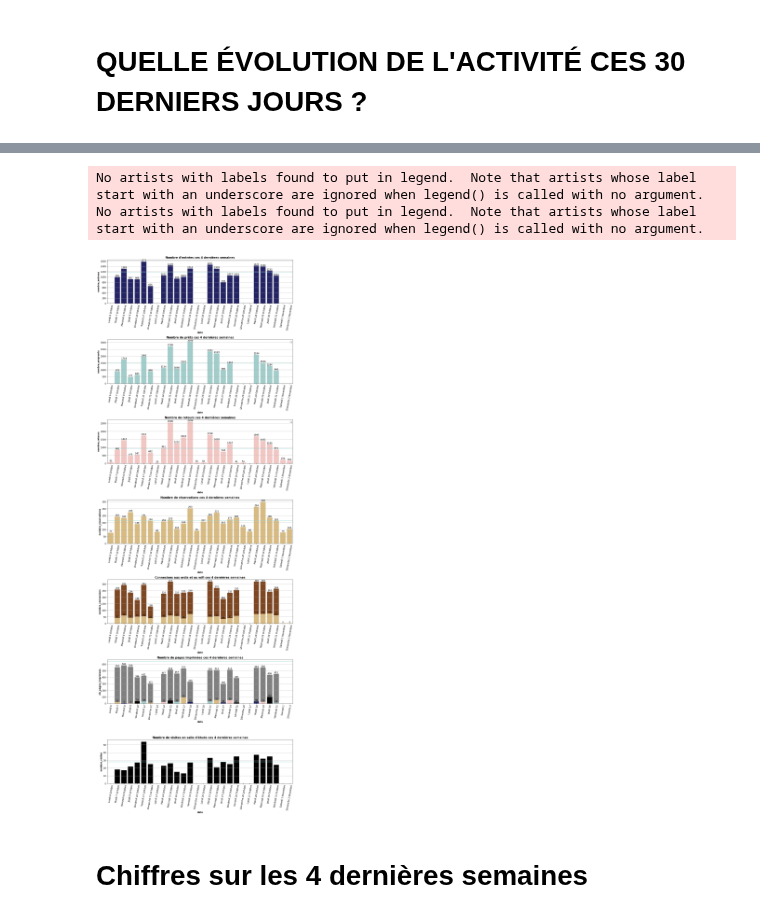
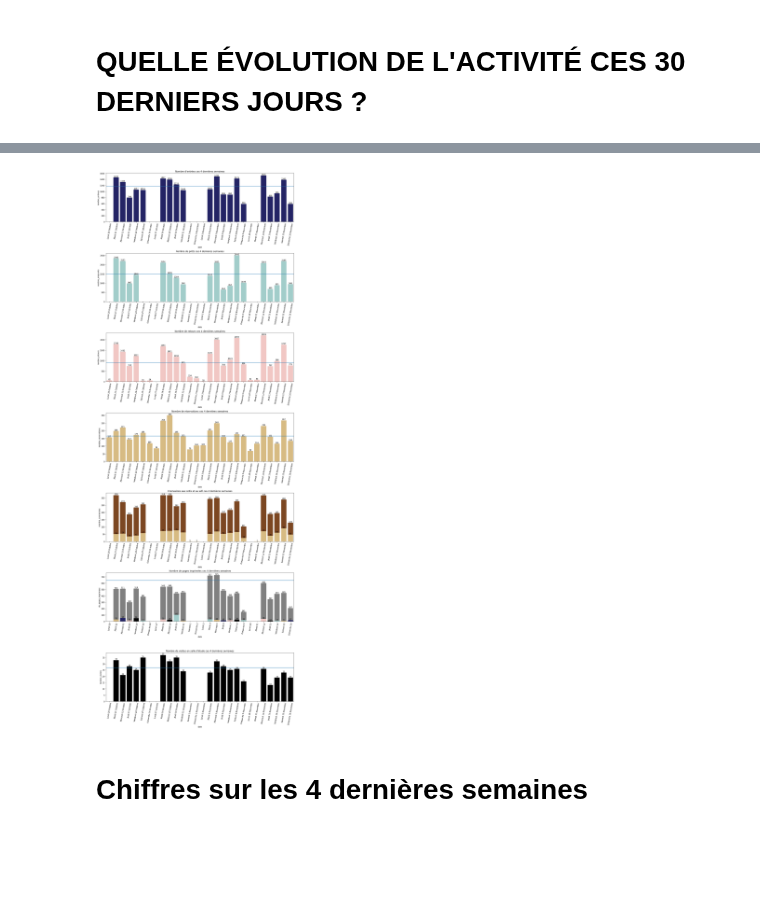
Before and after one commit to medrbx/kibini2, a Jupyter notebook: kibini/notebook_kibini2_lgp_activite30j.ipynb, the cells around one changed output, grey strips where cells are left out. Saved outputs shown, nothing was run; the diff lists cells and outputs as text; code cells hidden in the pictures; blank space fills up the shorter version.

```diff
--- a/kibini/notebook_kibini2_lgp_activite30j.ipynb
+++ b/kibini/notebook_kibini2_lgp_activite30j.ipynb
@@ -305,27 +326,9 @@ mean_visites = (total_visites/nb_jours_ouverts).round(0).astype(int)
 # %%
+# Largeur / hauteur
 n = 7
 h = n * 6
 l = 15
 
-import matplotlib as mpl
-from cycler import cycler
-params = {'axes.titlesize': 15,
-          'axes.titleweight':'bold',
-          'axes.grid':'y',
-          'axes.labelweight':'bold',
-          'legend.shadow':True,
-          'figure.subplot.hspace': 0.7,
-          'font.size':12,
-          #'font.family':'serif',
-          #'font.cursive': 'Apple Chancery',
-          #'font.serif' : 'times',
-          #'text.color':'grey',
-          'axes.prop_cycle': mpl.cycler(color=(charte_graphique_lgp.palette_lgp))
-         }
-
-
-
-plt.rcParams.update(params)
 f, ax = plt.subplots(n, figsize=(l, h))
 
 n_entrees = 0
@@ -336,47 +339,53 @@ n_ordis_wifi = 4
 n_impressions = 5
 n_etudes = 6
 
-NumberOfGraf = [n_entrees,n_prets,n_retours,n_reservations,n_ordis_wifi,n_impressions,n_etudes]
+NumberOfGraf = [n_entrees,n_prets,
+                n_retours,n_reservations,
+                n_ordis_wifi,n_impressions,
+                n_etudes]
 
+n_sum = len(NumberOfGraf)
 
+# Entrées
 sns.barplot(data=entrees_4lastweek,
             x='date',
             y='nombre_entrees',
+            label='entrées',
             ax=ax[n_entrees],
             color=charte_graphique_lgp.color3)
 
+# Ordinateurs
 sns.barplot(data=ordis_4lastweek,
             x="date",
             y='nombre_connexions',
             ax=ax[n_ordis_wifi],color=charte_graphique_lgp.color6,
-            label="ordinateur")
+            label="cordinateur")
+
+# Wifi
 sns.barplot(data=wifi_4lastweek,
             x="date",y='nombre_connexions',
             ax=ax[n_ordis_wifi],color=charte_graphique_lgp.color2,
             label="wifi")
-ax[1].legend()
-
-
 sns.barplot(data=impressions_4lastweek_NoirBlanc,
             x="date",y='nb_pages_imprimees',
             ax=ax[n_impressions],
             color='grey',
             label="Noir&Blanc")
+# Impressions
 sns.barplot(data=impressions_4lastweek_Couleur,
                     x="date",
                     y='nb_pages_imprimees',
                     ax=ax[n_impressions],
                     palette=charte_graphique_lgp.palette_lgp,
                     label="Couleur")
-ax[2].legend()
-
-
+# Prêts
 sns.barplot(data=prets_4lastweek,
             x='date',y='nombre_emprunts',
             ax=ax[n_prets],
             label='prets',
             color=charte_graphique_lgp.color1)
 
+# Retours
 sns.barplot(data=retours_4lastweek,
             x='date',
             y='nombre_retours',
@@ -384,12 +393,14 @@ sns.barplot(data=retours_4lastweek,
             label='retours',
             color=charte_graphique_lgp.color4)
 
+# Réservations
 sns.barplot(data=reservations_4lastweek,
              x='date',
              y='nombre_reservations',
              ax=ax[n_reservations],
              color=charte_graphique_lgp.color2)
 
+# Étude
 sns.barplot(data=visites_4lastweek,
             x='date',
             y='nombre_visites',
@@ -398,39 +409,36 @@ sns.barplot(data=visites_4lastweek,
 
 
 # TITRES
 ax[n_entrees].set_title("Nombre d'entrées ces 4 dernières semaines")
 ax[n_ordis_wifi].set_title("Connexions aux ordis et au wifi ces 4 dernières semaines")
 ax[n_impressions].set_title("Nombre de pages imprimées ces 4 dernières semaines")
 ax[n_prets].set_title('Nombre de prêts ces 4 dernières semaines')
 ax[n_retours].set_title('Nombre de retours ces 4 dernières semaines')
 ax[n_reservations].set_title("Nombre de réservations ces 4 dernières semaines")
 ax[n_etudes].set_title("Nombre de visites en salle d'étude ces 4 dernières semaines")
 
 # Afficher la moyenne pour chaque graphique
 ax[n_entrees].axhline(y=mean_entrees)
 ax[n_impressions].axhline(y=mean_impressions,label='Moyenne')
 ax[n_prets].axhline(y=mean_prets)
 ax[n_retours].axhline(y=mean_retours,label='Moyenne')
 ax[n_reservations].axhline(y=mean_reservations)
 ax[n_etudes].axhline(y=mean_visites)
 
 #Affichage des sommes
-for n in range(0,6):
+for n in range(0,n_sum):
     for i in ax[n].containers:
         ax[n].bar_label(i,)
 
 # Changer l'orientation des dates
 for i in NumberOfGraf:
     ax[i].tick_params(axis='x',rotation=80)
 
 
-
-
 f.tight_layout()
+plt.show()
 # %% [output]
-No artists with labels found to put in legend.  Note that artists whose label start with an underscore are ignored when legend() is called with no argument.
-No artists with labels found to put in legend.  Note that artists whose label start with an underscore are ignored when legend() is called with no argument.
-[figure, old version]
+[figure, new version]
 # %% [markdown]
 # Chiffres sur les 4 dernières semaines
 # %%
```
Also changed, not shown: parts of 4 cells of this notebook, 4 other files.
